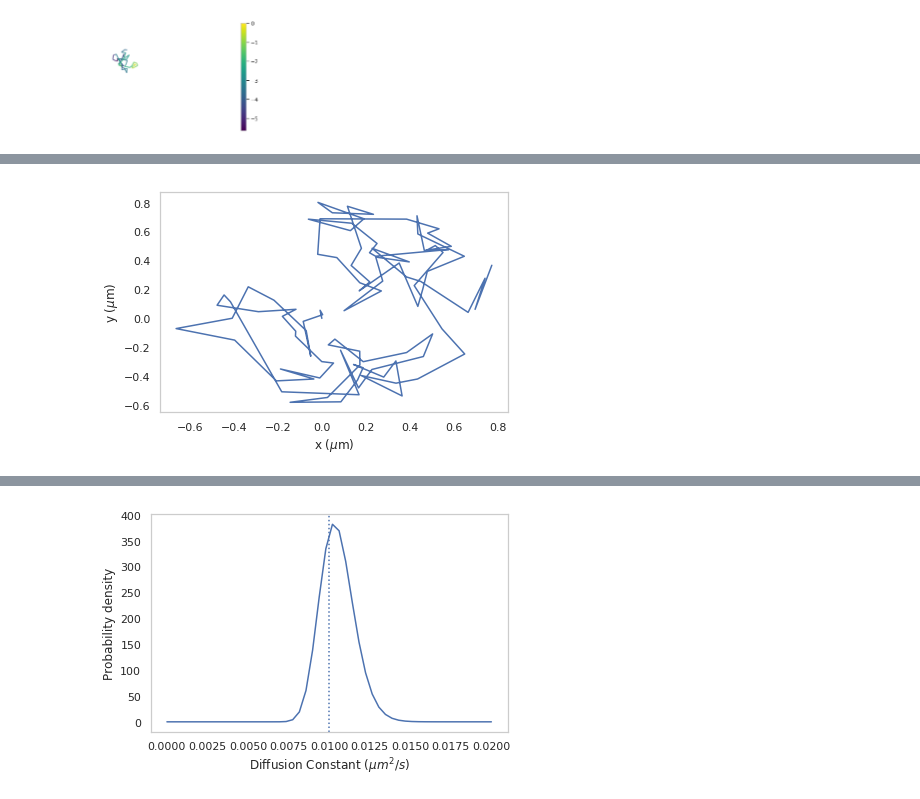
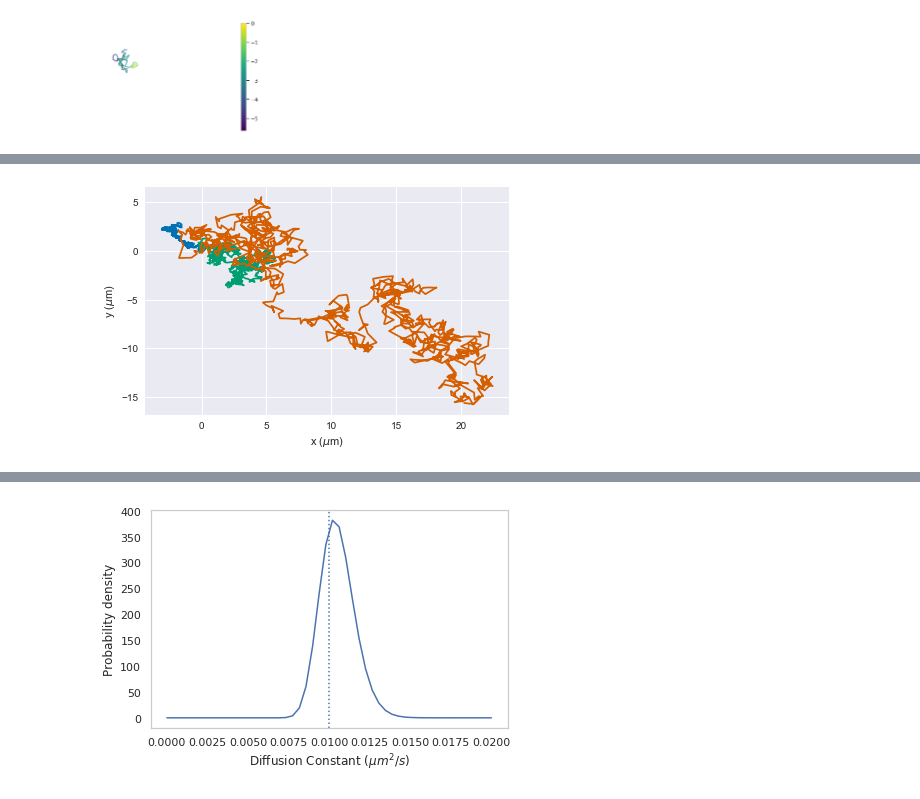
Before and after one commit to AllenCellModeling/diffusive_distinguishability, a Jupyter notebook: diffusive_distinguishability/figure_production.ipynb, the cells around one changed output, grey strips where cells are left out. Cells and saved outputs as stored; diff of their text form; code cells hidden in the pictures.

```diff
--- a/diffusive_distinguishability/figure_production.ipynb
+++ b/diffusive_distinguishability/figure_production.ipynb
@@ -309,10 +330,17 @@ plt.savefig('single_trajectory_hist.pdf', format='pdf')
 # %%
-df1 = hd.simulate_diffusion_df(n_dim = 2, d_const = 0.01, n_steps = 100, dt = 1, loc_std = 0.03)
+df1 = hd.simulate_diffusion_df(n_dim = 2, d_const = 0.001, n_steps = 1000, dt = 1, loc_std = 0)
+df2 = hd.simulate_diffusion_df(n_dim = 2, d_const = 0.01, n_steps = 1000, dt = 1, loc_std = 0)
+df3 = hd.simulate_diffusion_df(n_dim = 2, d_const = 0.1, n_steps = 1000, dt = 1, loc_std = 0)
 # %%
-plt.plot([x[0] for x in df1['x']], [x[1] for x in df1['x']])
+sns.set()
+palette = sns.set_palette('colorblind')
+plt.plot([x[0] for x in df1['x']], [x[1] for x in df1['x']])#, color='#7570b3')
+plt.plot([x[0] for x in df2['x']], [x[1] for x in df2['x']])#, color='#d95f02')
+plt.plot([x[0] for x in df3['x']], [x[1] for x in df3['x']])#, color = )
+
 plt.xlabel(r'x ($\mu$m)')
 plt.ylabel(r'y ($\mu$m)')
 plt.tight_layout()
-plt.savefig('single_trajectory_2d.pdf',format='pdf')
+#plt.savefig('threeOOM_trajectory_2d.pdf',format='pdf')
 # %% [output]
-[figure, old version]
+[figure, new version]
```
Also changed, not shown: parts of 13 cells of this notebook.
